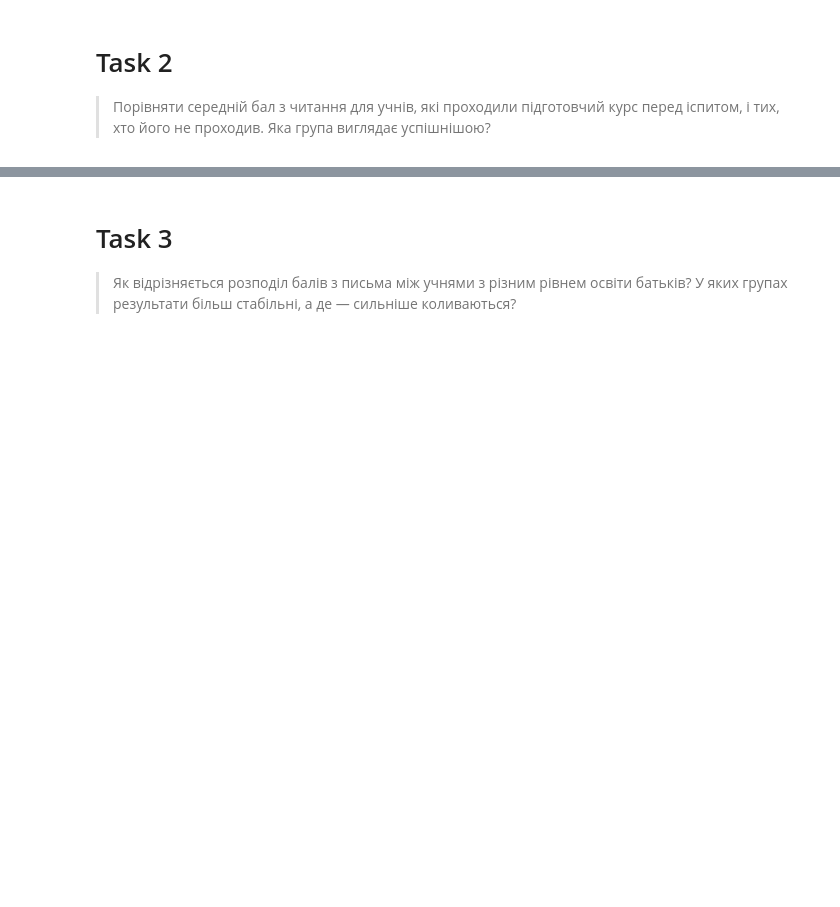
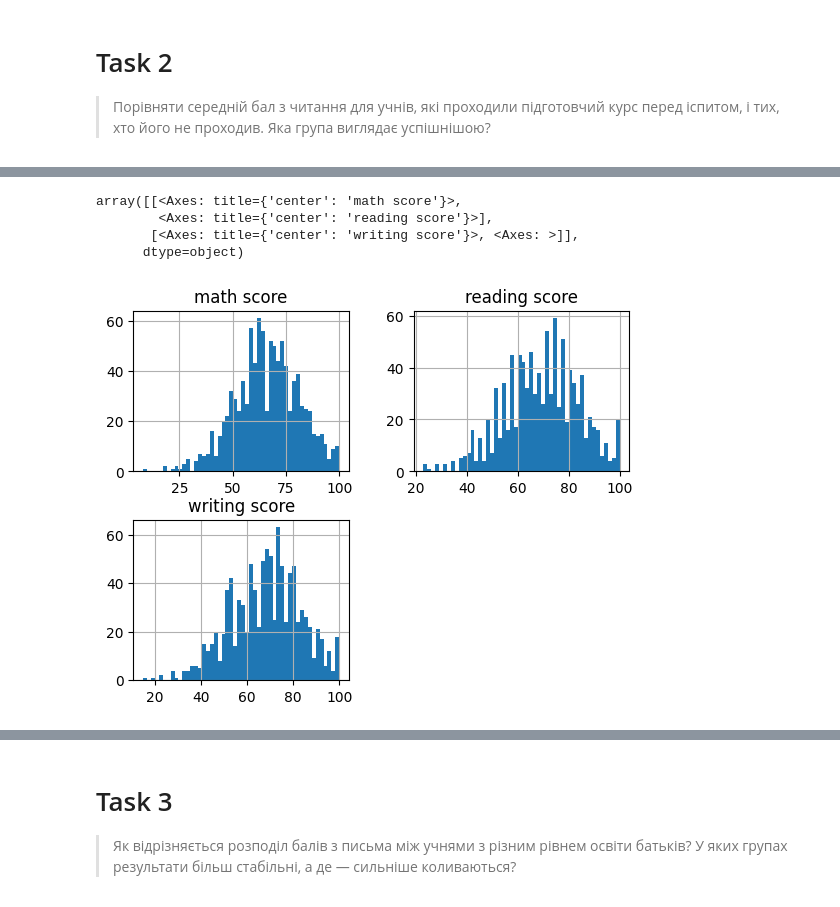
Before and after one commit to cpython-projects/python_da_06_11_25, a Jupyter notebook: lesson_19_hw.ipynb, the cells around one changed output, grey strips where cells are left out. Saved outputs shown, nothing was run; the diff lists cells and outputs as text; code cells hidden in the pictures; blank space fills up the shorter version.

```diff
--- a/lesson_19_hw.ipynb
+++ b/lesson_19_hw.ipynb
@@ -29,0 +74,10 @@
+# %%
+df_reading = df[df['reading score'] > 20]
+# %%
+df_reading.hist(bins=50)
+# %% [output]
+array([[<Axes: title={'center': 'math score'}>,
+        <Axes: title={'center': 'reading score'}>],
+       [<Axes: title={'center': 'writing score'}>, <Axes: >]],
+      dtype=object)
+[figure, added]
```
Also changed, not shown: parts of 10 cells of this notebook.
